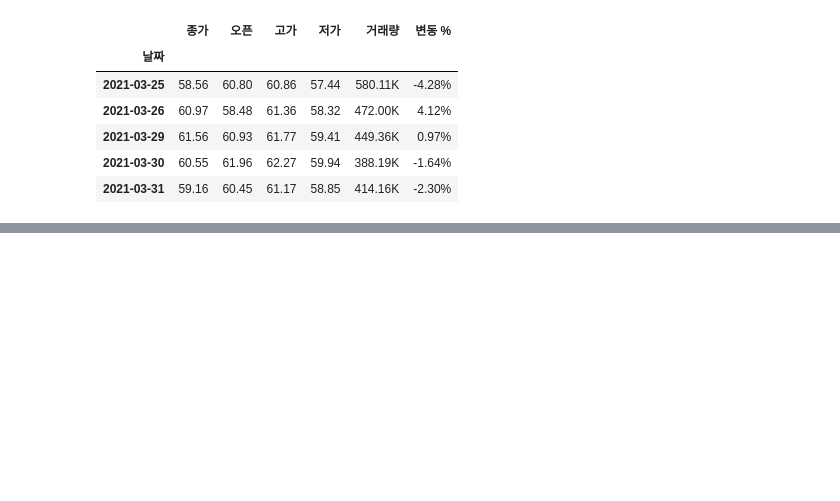
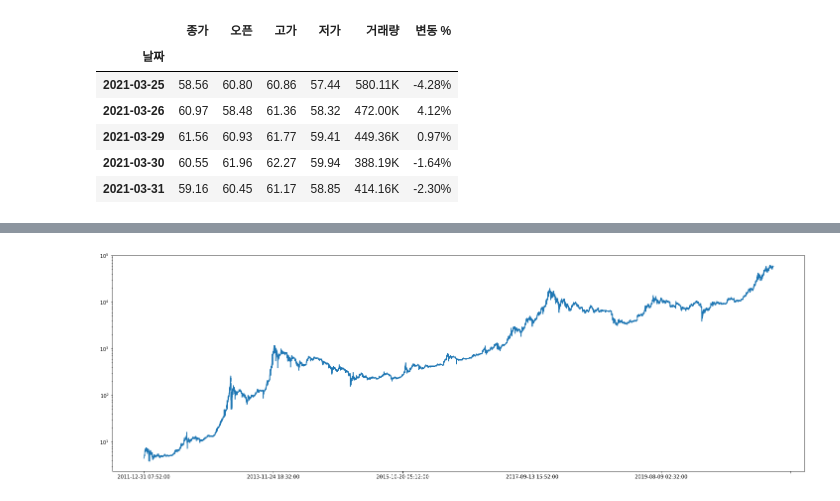
Before and after one commit to sejin-k/Coin-Prediction, a Jupyter notebook: Coin_EDA.ipynb, the cells around one changed output, grey strips where cells are left out. Drawn from its saved outputs; the diff is of its cells as text; code cells hidden in the pictures; blank space fills up the shorter version.

```diff
--- a/Coin_EDA.ipynb
+++ b/Coin_EDA.ipynb
@@ -373,0 +376,5 @@ btc_df
+# %%
+btc_df.loc['2016-06-23 12:35:00':'2016-06-23 12:37:00']
+btc_df.loc['2016-06-23 12:36:00']['Low'] = 586.71
+btc_df.loc['2016-06-23 12:36:00']['Close'] = 588.56
+btc_df.loc['2016-06-23 12:35:00':'2016-06-23 12:37:00']
@@ -373,0 +386,6 @@ btc_df
+# %%
+plt.figure(figsize=(25,8))
+ax = btc_df['Close'].plot()
+ax.set_yscale("log")
+# %% [output]
+[figure, added]
```
Also changed, not shown: parts of 58 cells of this notebook.
